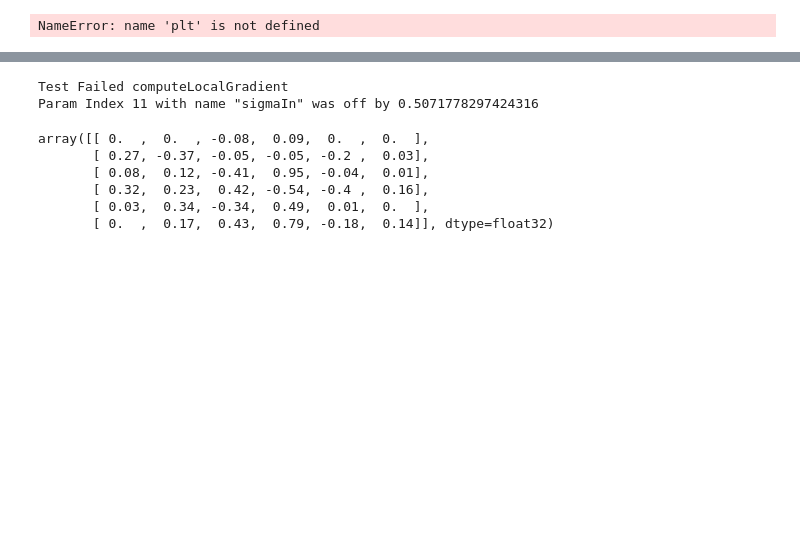
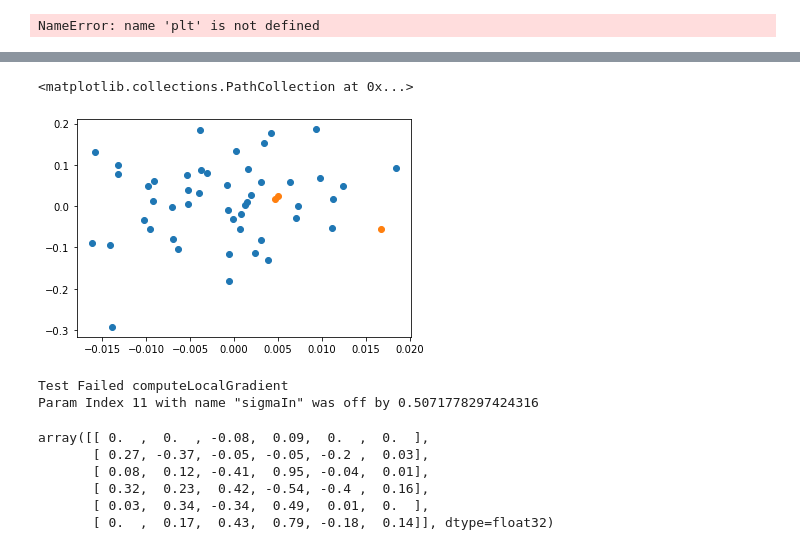
Before and after one commit to arestrepo99/NeuralNetwork, a Jupyter notebook: Testing.ipynb, the cells around one changed output, grey strips where cells are left out. Cells and saved outputs as stored; diff of their text form; code cells hidden in the pictures; blank space fills up the shorter version.

Commit message:
Added gradient test

```diff
--- a/Testing.ipynb
+++ b/Testing.ipynb
@@ -107,0 +95,12 @@ Build on <pyopencl.Device 'AMD Radeon R9 M380 Compute Engine' on 'Apple' at 0x..
+# %%
+from NeuralNetwork import NeuralNetwork, sigmoid
+from Layers import Dense, Reshape
+from Conv import Conv
+from tests import *
+from testsConv import *
+import matplotlib.pyplot as plt
+from tests import gradientTest
+model = NeuralNetwork([Conv((4,4),3,0,(1,1),sigmoid, inputShape=(10,10,1)),Conv((3,3),6,0,(2,1),sigmoid),Reshape(-1),Dense(3,sigmoid)])
+dw,db = gradientTest(model)
+conv = model.layers[1]
+test(conv.computeLocalGradient,computeLocalGradient,(model.layers[2].sigma,))
@@ -108,3 +115,10 @@ Build on <pyopencl.Device 'AMD Radeon R9 M380 Compute Engine' on 'Apple' at 0x..
+# %%
+l = 0
+plt.scatter(dw[l],model.layers[l].dw.get().flatten())
+plt.scatter(db[l],model.layers[l].db.get().flatten())
+# %% [output]
+<matplotlib.collections.PathCollection at 0x...>
+[figure, added]
 # %%
 #test(conv.computeLocalGradient,computeLocalGradient2,(sigmaOut,))
 
```
Also changed, not shown: parts of 8 cells of this notebook, 10 other files.
